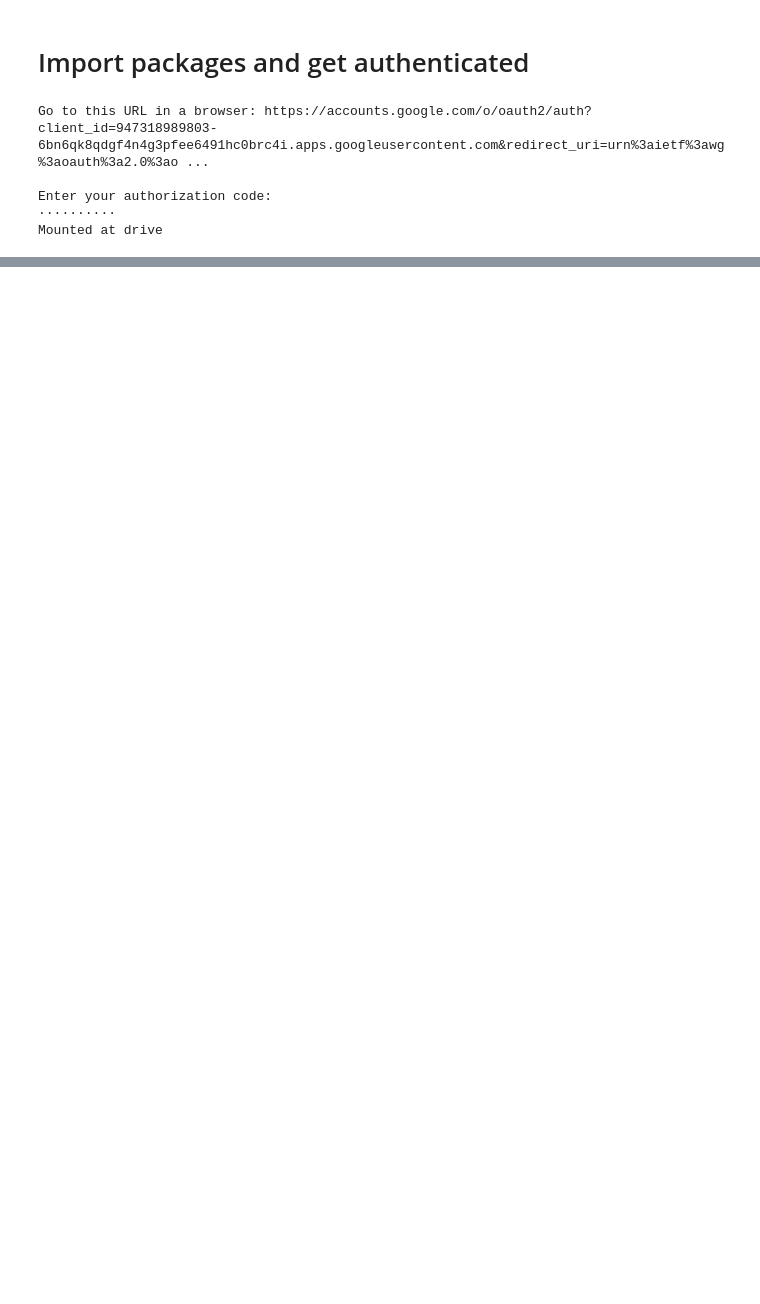
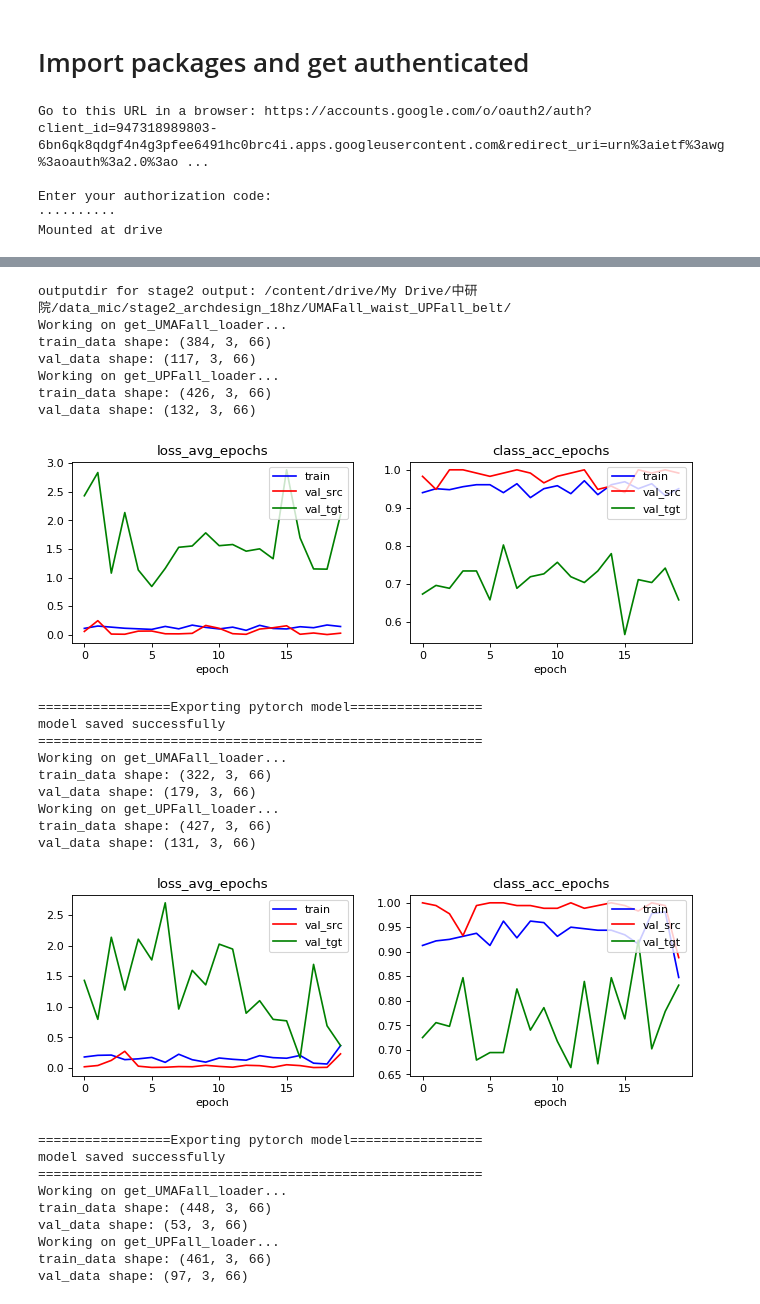
Before and after one commit to chanmi168/Fall-Detection-DAT, a Jupyter notebook: stage2_ConvNet.ipynb, the cells around one changed output, grey strips where cells are left out. Cells and saved outputs as stored; diff of their text form; code cells hidden in the pictures; blank space fills up the shorter version.

```diff
--- a/stage2_ConvNet.ipynb
+++ b/stage2_ConvNet.ipynb
@@ -136,11 +129,0 @@ class ConvNet(nn.Module):
-# %%
-def export_perofmance(df_performance, CV_n, outputdir):
-  df_performance.loc['mean'] = df_performance.iloc[0:CV_n-1].mean()
-  df_performance.loc['std'] = df_performance.iloc[0:CV_n-1].std()
-  print('show df_performance')
-  display(df_performance)
-
-  print('validation loss: {:.4f}±{:.4f}'.format(df_performance.loc['mean']['val_loss'], df_performance.loc['std']['val_loss']))
-  print('validation acc: {:.4f}±{:.4f}'.format(df_performance.loc['mean']['val_acc'], df_performance.loc['std']['val_acc']))
-
-  df_performance.to_csv(outputdir+'df_performance.csv')
@@ -167,0 +130,9 @@ def export_model(model, classes_n, input_dim, device, outputdir):
+# %%
+device = torch.device('cuda:0' if torch.cuda.is_available() else 'cpu')
+print('show GPU device name:', torch.cuda.get_device_name(0))
+# model_1 = ConvNet2(class_N=2, channel_n=4, input_dim=66, p=0.5).to(device).float()
+dann = DannModel(device, class_N=2, domain_N=2, channel_n=5, input_dim=66).to(device).float()
+test_input = torch.randn((8, 3, 66), dtype=torch.double).to(device)
+feature_out, class_output, domain_output = dann(test_input)
+print(dann)
+print('show feature_out, class_output, domain_output size:', feature_out.size(), class_output.size(), domain_output.size())
@@ -167,0 +392,59 @@ def export_model(model, classes_n, input_dim, device, outputdir):
+# %%
+# tasks_list = [('UMAFall_wrist', 'UPFall_wrist')]
+tasks_list = [('UMAFall_waist', 'UPFall_belt')]
+
+# optimal_training_params = {
+#     'classes_n': 2,
+#     'CV_n': 5,
+#     'num_epochs': 3,
+#     'channel_n': 32,
+#     'batch_size': 1,
+#     'learning_rate': 0.01}
+
+training_params = {
+    'classes_n': 2,
+    'CV_n': 5,
+    'num_epochs': 20,
+    'channel_n': 2,
+    'batch_size': 1,
+    'learning_rate': 0.01,
+    'dropout_p': 0.2}
+
+for task_item in tasks_list:
+  (src_name, tgt_name) = task_item
+
+  inputdir = '/content/drive/My Drive/中研院/data_mic/stage1_preprocessed_18hz/'
+  outputdir = '/content/drive/My Drive/中研院/data_mic/stage2_archdesign_18hz/{}_{}/'.format(src_name, tgt_name)
+  if not os.path.exists(outputdir):
+      os.makedirs(outputdir)
+  print('outputdir for stage2 output:', outputdir)
+
+  source_outputs = ConvNet2Model_fitting(training_params, src_name, tgt_name, inputdir, outputdir+'source/')
+# %% [output]
+outputdir for stage2 output: /content/drive/My Drive/中研院/data_mic/stage2_archdesign_18hz/UMAFall_waist_UPFall_belt/
+Working on get_UMAFall_loader...
+train_data shape: (384, 3, 66)
+val_data shape: (117, 3, 66)
+Working on get_UPFall_loader...
+train_data shape: (426, 3, 66)
+val_data shape: (132, 3, 66)
+[figure, added]
+=================Exporting pytorch model=================
+model saved successfully
+=========================================================
+Working on get_UMAFall_loader...
+train_data shape: (322, 3, 66)
+val_data shape: (179, 3, 66)
+Working on get_UPFall_loader...
+train_data shape: (427, 3, 66)
+val_data shape: (131, 3, 66)
+[figure, added]
+=================Exporting pytorch model=================
+model saved successfully
+=========================================================
+Working on get_UMAFall_loader...
+train_data shape: (448, 3, 66)
+val_data shape: (53, 3, 66)
+Working on get_UPFall_loader...
+train_data shape: (461, 3, 66)
+val_data shape: (97, 3, 66)
```
Also changed, not shown: parts of 25 cells of this notebook, 12 other files.
